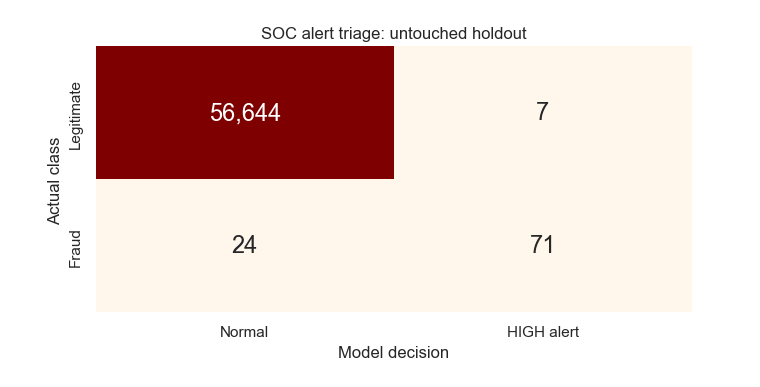
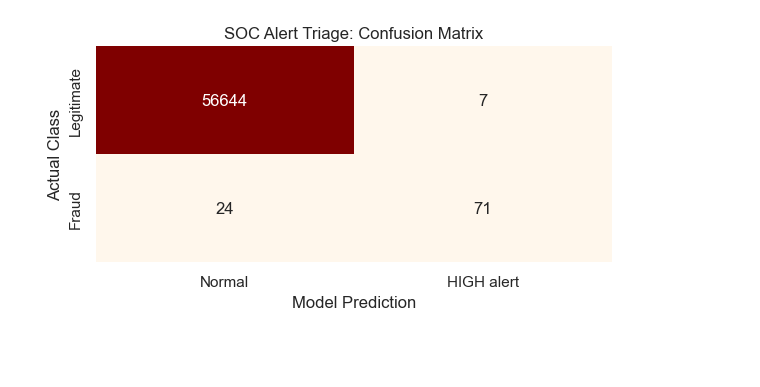
Before and after one commit to sajidali547/ArchTech-AI-Fraud-Detection-SOC, a Jupyter notebook: AI_Fraud_Detection.ipynb, the cells around one changed output. Drawn from its saved outputs; the diff is of its cells as text; code cells hidden in the pictures; blank space fills up the shorter version.

```diff
--- a/AI_Fraud_Detection.ipynb
+++ b/AI_Fraud_Detection.ipynb
@@ -221,70 +112,28 @@ Scores from a model trained on SMOTE data are not calibrated probabilities.
 # %%
 scores = rf_model.predict_proba(X_test)[:, 1]
 y_pred = (scores >= THRESHOLD).astype(int)
 cm = confusion_matrix(y_test, y_pred, labels=[0, 1])
-tn, fp, fn, tp = map(int, cm.ravel())
-report = classification_report(y_test, y_pred, labels=[0, 1],
-                               target_names=["Legitimate", "Fraud"], digits=4, zero_division=0)
-report_dict = classification_report(y_test, y_pred, labels=[0, 1], output_dict=True, zero_division=0)
-evaluation = {"test_transactions": len(y_test), "tn": tn, "fp": fp, "fn": fn, "tp": tp,
-              "fraud_precision": report_dict["1"]["precision"],
-              "fraud_recall": report_dict["1"]["recall"],
-              "fraud_f1": report_dict["1"]["f1-score"],
-              "specificity": tn/(tn+fp), "false_positive_rate": fp/(tn+fp),
-              "alert_count": tp+fp, "alert_rate": (tp+fp)/len(y_test),
-              "suppressed_traffic_fraction": (tn+fn)/len(y_test),
-              "average_precision": float(average_precision_score(y_test, scores)),
-              "roc_auc": float(roc_auc_score(y_test, scores)),
-              "accuracy": report_dict["accuracy"],
-              "all_normal_baseline_accuracy": float((y_test==0).mean()),
-              "specificity_target": 0.998, "specificity_target_met": bool(tn/(tn+fp) >= 0.998)}
-metrics = {"generated_at_utc": datetime.now(timezone.utc).isoformat(), "threshold": THRESHOLD,
-           "model_version": MODEL_VERSION, "random_state": SEED, "dataset_sha256": dataset_sha256,
-           "dataset": {"raw_rows": len(df), "raw_legitimate": int(raw_counts[0]),
-                       "raw_fraud": int(raw_counts[1]), "duplicates_removed": duplicate_count,
-                       "unique_rows": len(clean_df), "unique_fraud": int(y.sum())},
-           "training": {"rows": len(y_train), "legitimate": int(before[0]), "fraud": int(before[1]),
-                        "resampled_rows": len(y_train_resampled), "resampled_per_class": int(after[0]),
-                        "training_seconds": training_seconds, "duplicate_overlap": overlap},
-           "evaluation": evaluation, "classification_report": report_dict, "versions": versions}
-(REPORTS / "metrics.json").write_text(json.dumps(metrics, indent=2)+"\n", encoding="utf-8")
-(REPORTS / "classification_report.txt").write_text(report, encoding="utf-8")
-predictions = pd.DataFrame({"source_row": X_test_raw.index, "actual_class": y_test.to_numpy(),
-                            "fraud_score": scores, "predicted_class": y_pred})
-predictions.to_csv(REPORTS / "test_predictions.csv", index=False)
-alerts = score_transactions(X_test_raw, bundle,
-                            transaction_ids=[f"ulb-row-{i}" for i in X_test_raw.index])
-assert len(alerts) == tp + fp
-(REPORTS / "high_severity_alerts.jsonl").write_text(
-    "".join(json.dumps(alert)+"\n" for alert in alerts), encoding="utf-8")
+tn, fp, fn, tp = cm.ravel()
 
-fig, ax = plt.subplots(figsize=(6.8, 3.7))
-sns.heatmap(cm, annot=True, fmt=",d", cmap="OrRd", cbar=False, ax=ax,
-            xticklabels=["Normal", "HIGH alert"], yticklabels=["Legitimate", "Fraud"],
-            annot_kws={"fontsize": 17})
-ax.set(title="SOC alert triage: untouched holdout", xlabel="Model decision", ylabel="Actual class")
-fig.tight_layout()
-fig.savefig(FIGURES / "confusion-matrix.png", bbox_inches="tight")
+fig, ax = plt.subplots(figsize=(6, 3.2))
+sns.heatmap(cm, annot=True, fmt="d", cmap="OrRd", cbar=False, ax=ax,
+            xticklabels=["Normal", "HIGH alert"], yticklabels=["Legitimate", "Fraud"])
+ax.set(title="SOC Alert Triage: Confusion Matrix",
+       xlabel="Model Prediction", ylabel="Actual Class")
+plt.tight_layout()
 plt.show()
-print("--- SOC Detection Report | fixed threshold = 0.50 ---")
-print(report)
-print(f"Legitimate suppression (specificity): {evaluation['specificity']:.4%}")
-print(f"False-positive rate: {evaluation['false_positive_rate']:.4%} | Missed fraud: {fn}")
-print(f"HIGH review alerts: {len(alerts):,} / {len(y_test):,}")
-print(f"Average precision: {evaluation['average_precision']:.4f}")
-print(f"99.8% legitimate-suppression target met: {evaluation['specificity_target_met']}")
-fig, ax = plt.subplots(figsize=(8.3, 3.7))
-ax.axis("off")
-ax.set_title("SOC detection report | untouched holdout", loc="left", fontweight="bold", pad=14)
-ax.text(0, 0.97, report, family="monospace", fontsize=11, va="top", transform=ax.transAxes)
-summary = (f"TN={tn:,}   FP={fp:,}   FN={fn:,}   TP={tp:,}\n"
-           f"Legitimate suppression: {evaluation['specificity']:.4%}  |  HIGH alerts: {len(alerts):,}")
-ax.text(0, 0.10, summary, fontsize=11, va="top", transform=ax.transAxes, color="#12576b")
-fig.tight_layout()
-fig.savefig(FIGURES / "detection-report.png", bbox_inches="tight")
-plt.show()
-print("Sample HIGH analyst-review alert (benchmark replay):")
-print(json.dumps(alerts[0], indent=2) if alerts else "No alerts at this threshold.")
-print("Saved metrics, per-row predictions and HIGH alerts under reports/.")
+
+print("--- SOC Detection Report ---")
+print(classification_report(y_test, y_pred, digits=4, zero_division=0))
+print(f"Legitimate suppression: {tn / (tn + fp):.4%}")
+print(f"False positives: {fp} | Missed fraud: {fn} | HIGH alerts: {tp + fp}")
+
+# Only threshold crossings enter the HIGH analyst-review queue.
+alerts = pd.DataFrame({"transaction_row": X_test.index, "fraud_score": scores})
+alerts = alerts.loc[alerts["fraud_score"] >= THRESHOLD].copy()
+alerts["severity"] = "HIGH"
+alerts["action"] = "analyst_review"
+print("Sample HIGH alerts (benchmark replay):")
+display(alerts.head(3))
 # %% [output]
-[figure, old version]
+[figure, new version]
```
Also changed, not shown: parts of 14 cells of this notebook, 33 other files.
